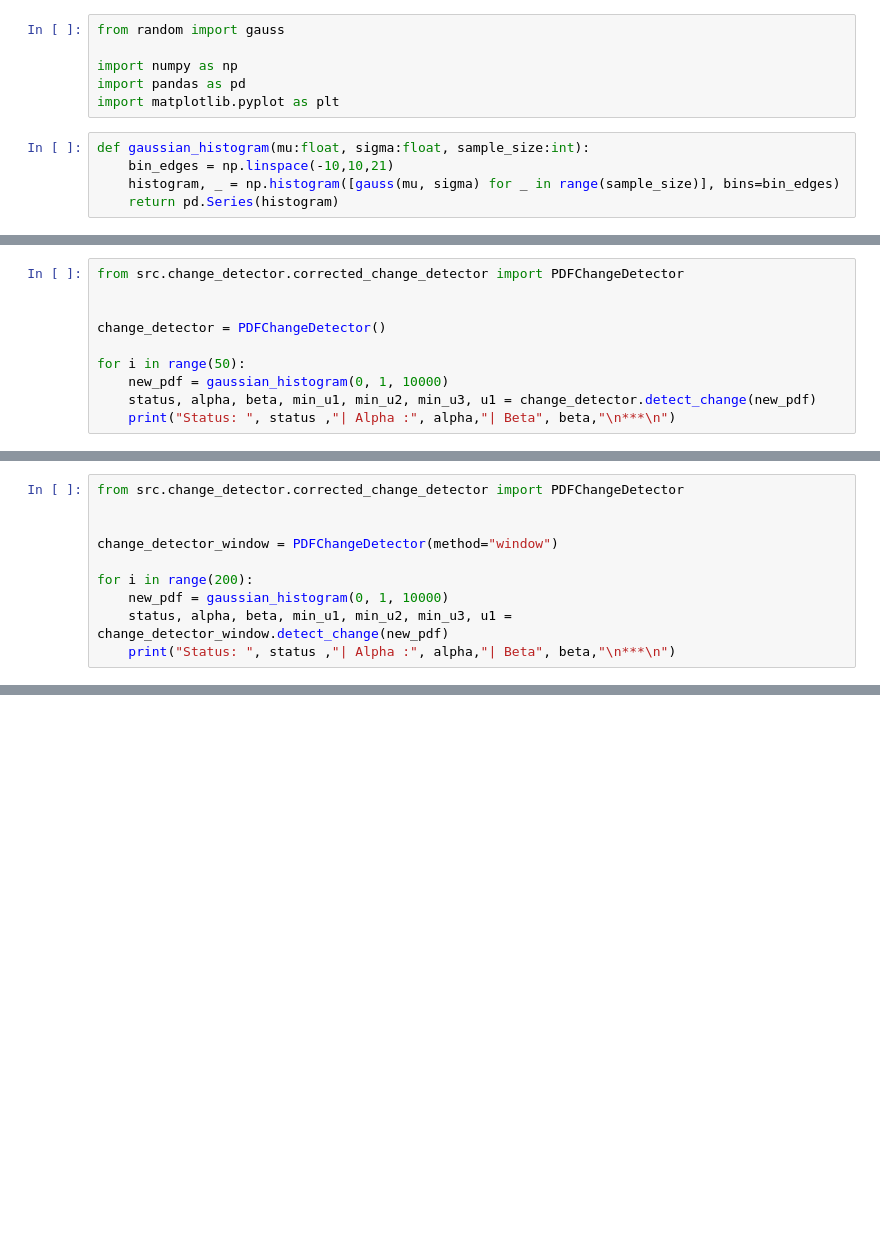
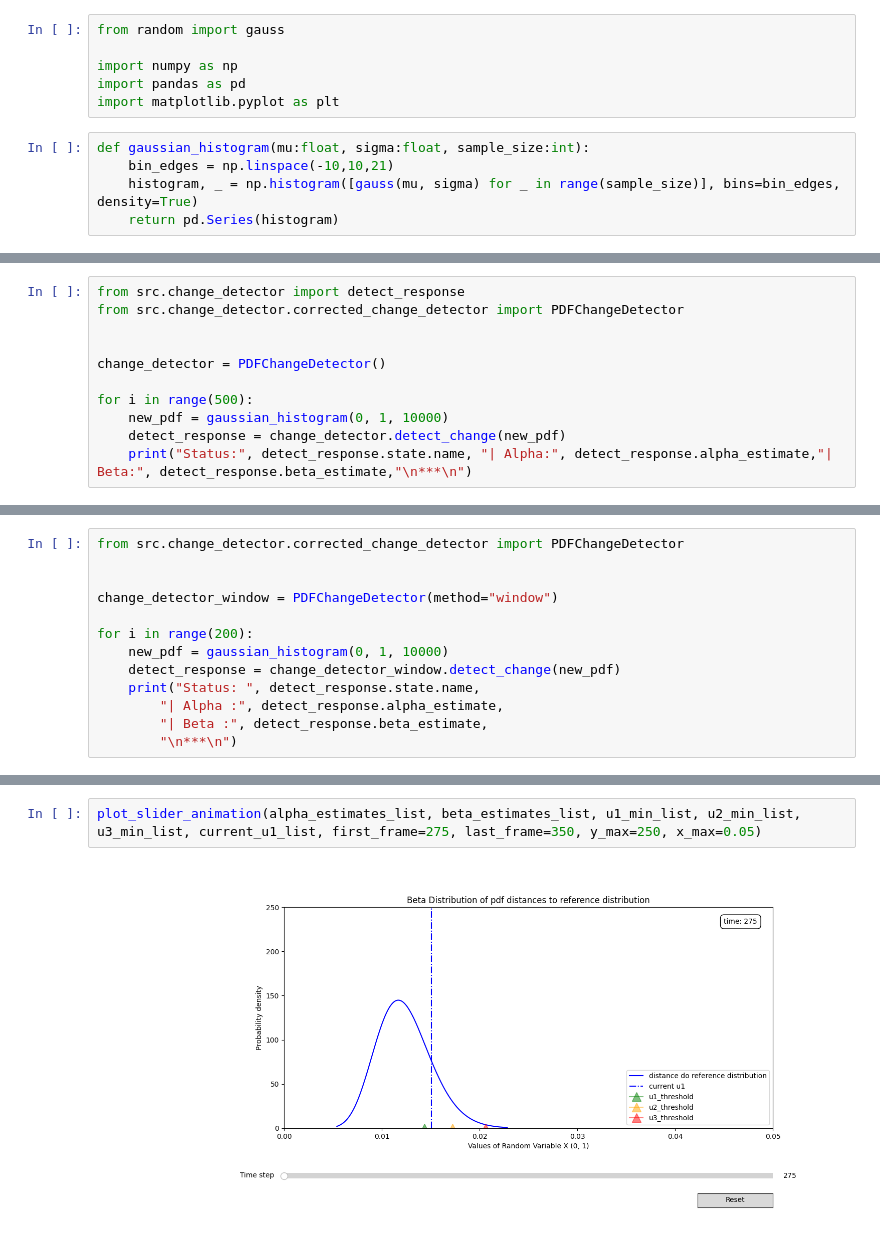
Before and after one commit to supertulli/ChangeMonitoring, a Jupyter notebook: notebooks/corrected_chg_detection_development.ipynb, the cells around one changed output, grey strips where cells are left out. Saved outputs shown, nothing was run; the diff lists cells and outputs as text; blank space fills up the shorter version.

```diff
--- a/notebooks/corrected_chg_detection_development.ipynb
+++ b/notebooks/corrected_chg_detection_development.ipynb
@@ -7,7 +134,7 @@ import matplotlib.pyplot as plt
 # %%
 def gaussian_histogram(mu:float, sigma:float, sample_size:int):
     bin_edges = np.linspace(-10,10,21)
-    histogram, _ = np.histogram([gauss(mu, sigma) for _ in range(sample_size)], bins=bin_edges)
+    histogram, _ = np.histogram([gauss(mu, sigma) for _ in range(sample_size)], bins=bin_edges, density=True)
     return pd.Series(histogram)
 # %%
 gaussian_histogram(0, 1, 10000)
@@ -32,11 +159,12 @@ dtype: int64
 # %%
+from src.change_detector import detect_response
 from src.change_detector.corrected_change_detector import PDFChangeDetector
 
 
 change_detector = PDFChangeDetector()
 
-for i in range(50):
+for i in range(500):
     new_pdf = gaussian_histogram(0, 1, 10000)
-    status, alpha, beta, min_u1, min_u2, min_u3, u1 = change_detector.detect_change(new_pdf)
-    print("Status: ", status ,"| Alpha :", alpha,"| Beta", beta,"\n***\n")
+    detect_response = change_detector.detect_change(new_pdf)
+    print("Status:", detect_response.state.name, "| Alpha:", detect_response.alpha_estimate,"| Beta:", detect_response.beta_estimate,"\n***\n")
 # %% [output]
@@ -65,6 +193,9 @@ change_detector_window = PDFChangeDetector(method="window")
 
 for i in range(200):
     new_pdf = gaussian_histogram(0, 1, 10000)
-    status, alpha, beta, min_u1, min_u2, min_u3, u1 = change_detector_window.detect_change(new_pdf)
-    print("Status: ", status ,"| Alpha :", alpha,"| Beta", beta,"\n***\n")
+    detect_response = change_detector_window.detect_change(new_pdf)
+    print("Status: ", detect_response.state.name,
+        "| Alpha :", detect_response.alpha_estimate,
+        "| Beta :", detect_response.beta_estimate,
+        "\n***\n")
 # %% [output]
@@ -87,0 +322,4 @@ Status:  ControlState.IN_CONTROL | Alpha : 18.272371397276945 | Beta 1413.740159
+# %%
+plot_slider_animation(alpha_estimates_list, beta_estimates_list, u1_min_list, u2_min_list, u3_min_list, current_u1_list, first_frame=275, last_frame=350, y_max=250, x_max=0.05)
+# %% [output]
+[figure, added]
```
Also changed, not shown: parts of 13 cells of this notebook, 8 other files.
